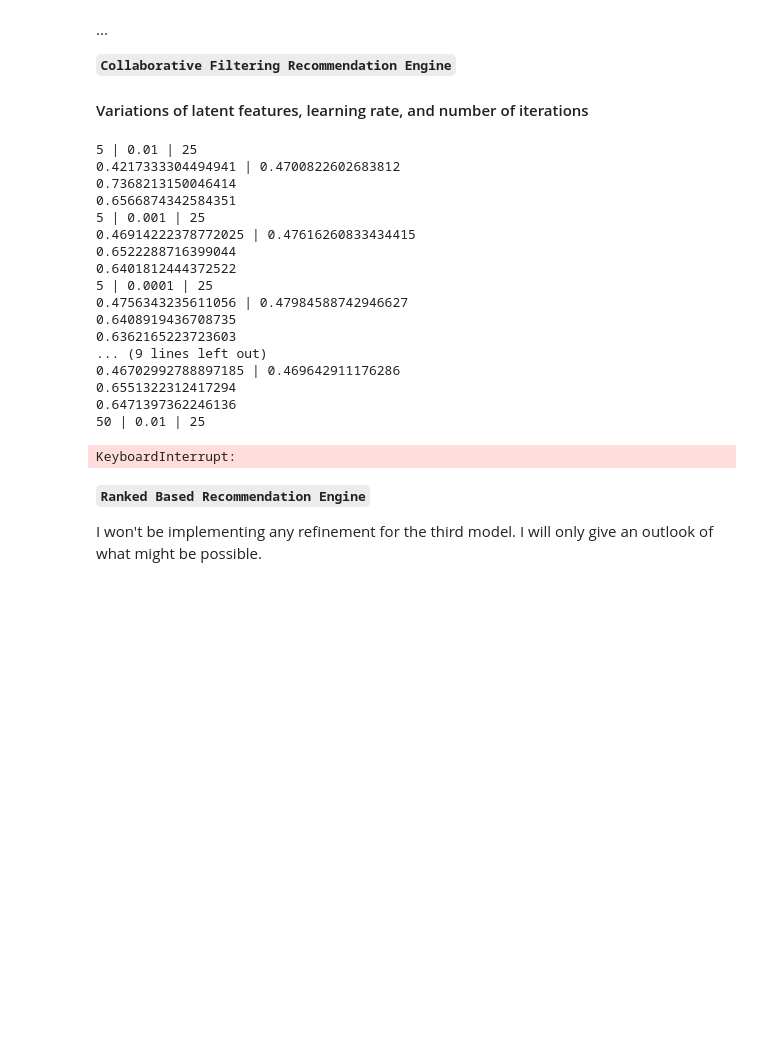
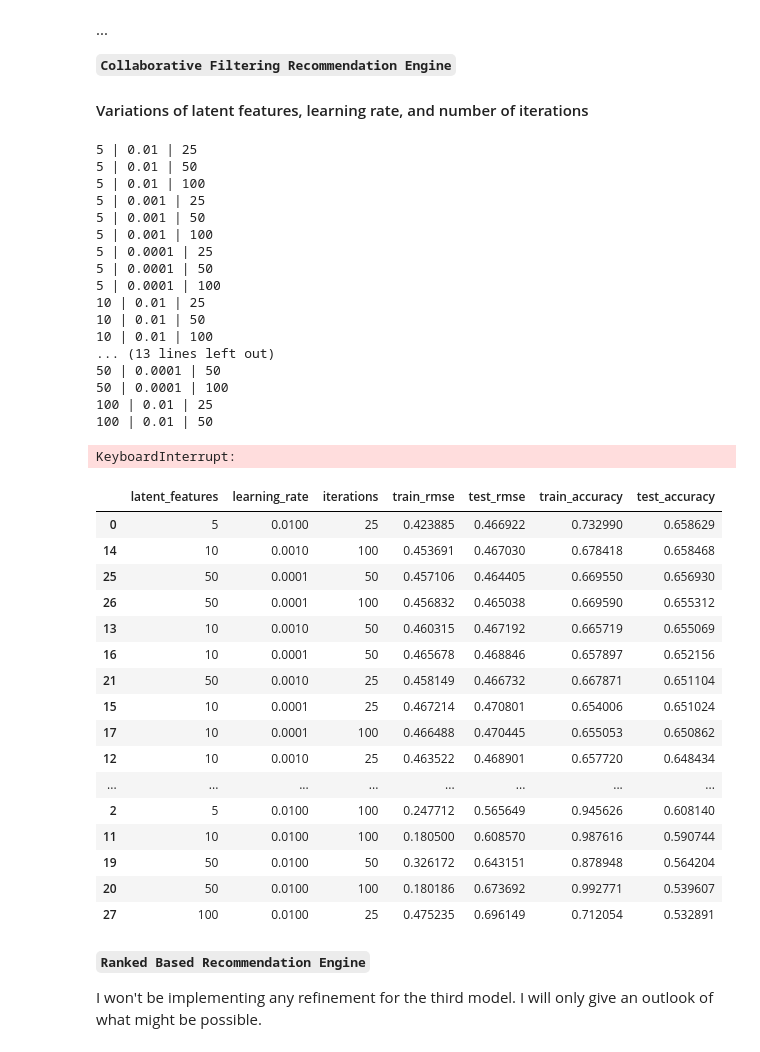
Before and after one commit to sandramuschkorgel/Udacity_DSND_Starbucks, a Jupyter notebook: Starbucks_Capstone_Challenge.ipynb, the cells around one changed output. Drawn from its saved outputs; the diff is of its cells as text; code cells hidden in the pictures; blank space fills up the shorter version.

Commit message:
Feat: Add recommendation functions to each model

```diff
--- a/Starbucks_Capstone_Challenge.ipynb
+++ b/Starbucks_Capstone_Challenge.ipynb
@@ -1689,7 +1759,7 @@ scores_diff_2.style.bar(subset=['accuracy', 'precision', 'recall', 'f1_score'],
 [...]
 # %%
 # Below is the list of hyperparameters which can be optimized using GridSearch
-clf, X_test, Y_test = classifier_model(get_dummies_df(get_offer_df(2.0)), 2.0, classifier=RandomForestClassifier())
+clf, X_test, Y_test = classifier_model(get_dummies_df(get_offer_df(col=2.0)), 2.0, classifier=RandomForestClassifier())
 # %%
 clf.get_params()
 # %% [output]
@@ -1738,7 +1808,7 @@ parameters = {
 scores_df_3 = pd.DataFrame()
 
 for offer in offers:
-    df = get_offer_df(offer)
+    df = get_offer_df(col=offer)
     df = get_dummies_df(df)
 
     X = df.drop(['person_id', offer], axis=1)
@@ -1799,10 +1869,13 @@ scores_diff_3.style.bar(subset=['accuracy', 'precision', 'recall', 'f1_score'],
 
 #### Variations of latent features, learning rate, and number of iterations
 # %%
-latent_features = [5, 10, 50]#, 100]
+latent_features = [5, 10, 50, 100]
 learning_rates = [0.01, 0.001, 0.0001]
-iterations = [25, 50]#, 100]
+iterations = [25, 50, 100]
 # %%
+# This cell takes several minutes to run
+metrics = pd.DataFrame()
+
 for feat in latent_features:
     for rate in learning_rates:
         for iteration in iterations:
@@ -1810,29 +1883,55 @@ for feat in latent_features:
             user_mat_, offer_mat_ = FunkSVD(success_matrix, latent_features=feat, learning_rate=rate, iters=iteration)
             rmse1, perc_rated1, preds1, acts1 = validate_predictions(train_stacked, user_mat_, offer_mat_)
             rmse2, perc_rated2, preds2, acts2 = validate_predictions(test_stacked, user_mat_, offer_mat_)
-            print(f'{rmse1} | {rmse2}')
-            print(accuracy_score(np.round(preds1), acts1))
-            print(accuracy_score(np.round(preds2), acts2))
-            break
+            metrics_dict = {'latent_features':[feat],
+                            'learning_rate':[rate],
+                            'iterations':[iteration],
+                            'train_rmse':[rmse1],
+                            'test_rmse':[rmse2],
+                            'train_accuracy':[accuracy_score(np.round(preds1), acts1)],
+                            'test_accuracy':[accuracy_score(np.round(preds2), acts2)]}
+            tmp = pd.DataFrame(metrics_dict)
+            metrics = pd.concat([metrics, tmp], axis=0)
+            metrics
 # %% [output]
 5 | 0.01 | 25
-0.4217333304494941 | 0.4700822602683812
-0.7368213150046414
-0.6566874342584351
+5 | 0.01 | 50
+5 | 0.01 | 100
 5 | 0.001 | 25
-0.46914222378772025 | 0.47616260833434415
-0.6522288716399044
-0.6401812444372522
+5 | 0.001 | 50
+5 | 0.001 | 100
 5 | 0.0001 | 25
-0.4756343235611056 | 0.47984588742946627
-0.6408919436708735
-0.6362165223723603
-... (9 lines left out)
-0.46702992788897185 | 0.469642911176286
-0.6551322312417294
-0.6471397362246136
-50 | 0.01 | 25
+5 | 0.0001 | 50
+5 | 0.0001 | 100
+10 | 0.01 | 25
+10 | 0.01 | 50
+10 | 0.01 | 100
+... (13 lines left out)
+50 | 0.0001 | 50
+50 | 0.0001 | 100
+100 | 0.01 | 25
+100 | 0.01 | 50
 KeyboardInterrupt:
+# %%
+metrics.reset_index().drop('index', axis=1).sort_values(by='test_accuracy', ascending=False)
+# %% [output]
+|  | latent_features | learning_rate | iterations | train_rmse | test_rmse | train_accuracy | test_accuracy |
+| 0 | 5 | 0.0100 | 25 | 0.423885 | 0.466922 | 0.732990 | 0.658629 |
+| 14 | 10 | 0.0010 | 100 | 0.453691 | 0.467030 | 0.678418 | 0.658468 |
+| 25 | 50 | 0.0001 | 50 | 0.457106 | 0.464405 | 0.669550 | 0.656930 |
+| 26 | 50 | 0.0001 | 100 | 0.456832 | 0.465038 | 0.669590 | 0.655312 |
+| 13 | 10 | 0.0010 | 50 | 0.460315 | 0.467192 | 0.665719 | 0.655069 |
+| 16 | 10 | 0.0001 | 50 | 0.465678 | 0.468846 | 0.657897 | 0.652156 |
+| 21 | 50 | 0.0010 | 25 | 0.458149 | 0.466732 | 0.667871 | 0.651104 |
+| 15 | 10 | 0.0001 | 25 | 0.467214 | 0.470801 | 0.654006 | 0.651024 |
+| 17 | 10 | 0.0001 | 100 | 0.466488 | 0.470445 | 0.655053 | 0.650862 |
+| 12 | 10 | 0.0010 | 25 | 0.463522 | 0.468901 | 0.657720 | 0.648434 |
+| ... | ... | ... | ... | ... | ... | ... | ... |
+| 2 | 5 | 0.0100 | 100 | 0.247712 | 0.565649 | 0.945626 | 0.608140 |
+| 11 | 10 | 0.0100 | 100 | 0.180500 | 0.608570 | 0.987616 | 0.590744 |
+| 19 | 50 | 0.0100 | 50 | 0.326172 | 0.643151 | 0.878948 | 0.564204 |
+| 20 | 50 | 0.0100 | 100 | 0.180186 | 0.673692 | 0.992771 | 0.539607 |
+| 27 | 100 | 0.0100 | 25 | 0.475235 | 0.696149 | 0.712054 | 0.532891 |
 # %% [markdown]
 **``Ranked Based Recommendation Engine``**
 
```
Also changed, not shown: parts of 30 cells of this notebook.
